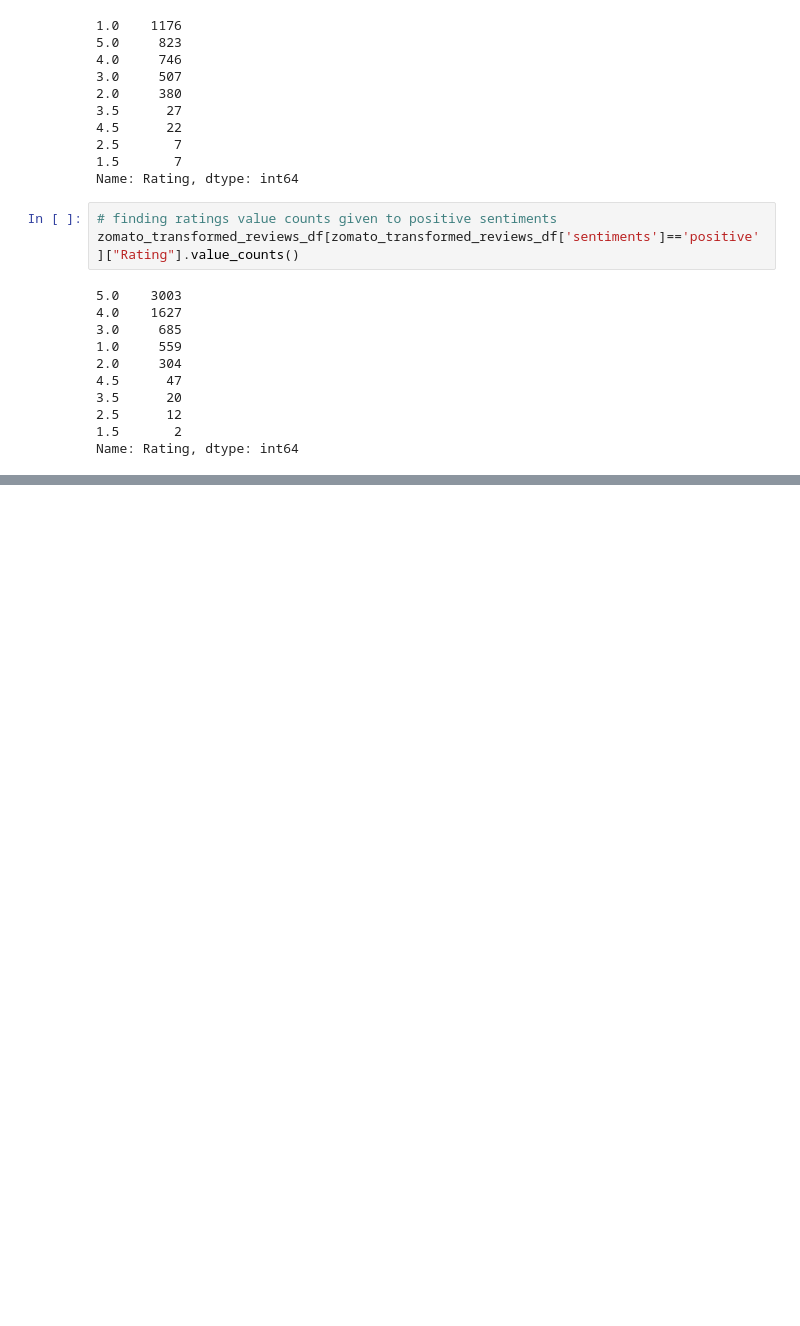
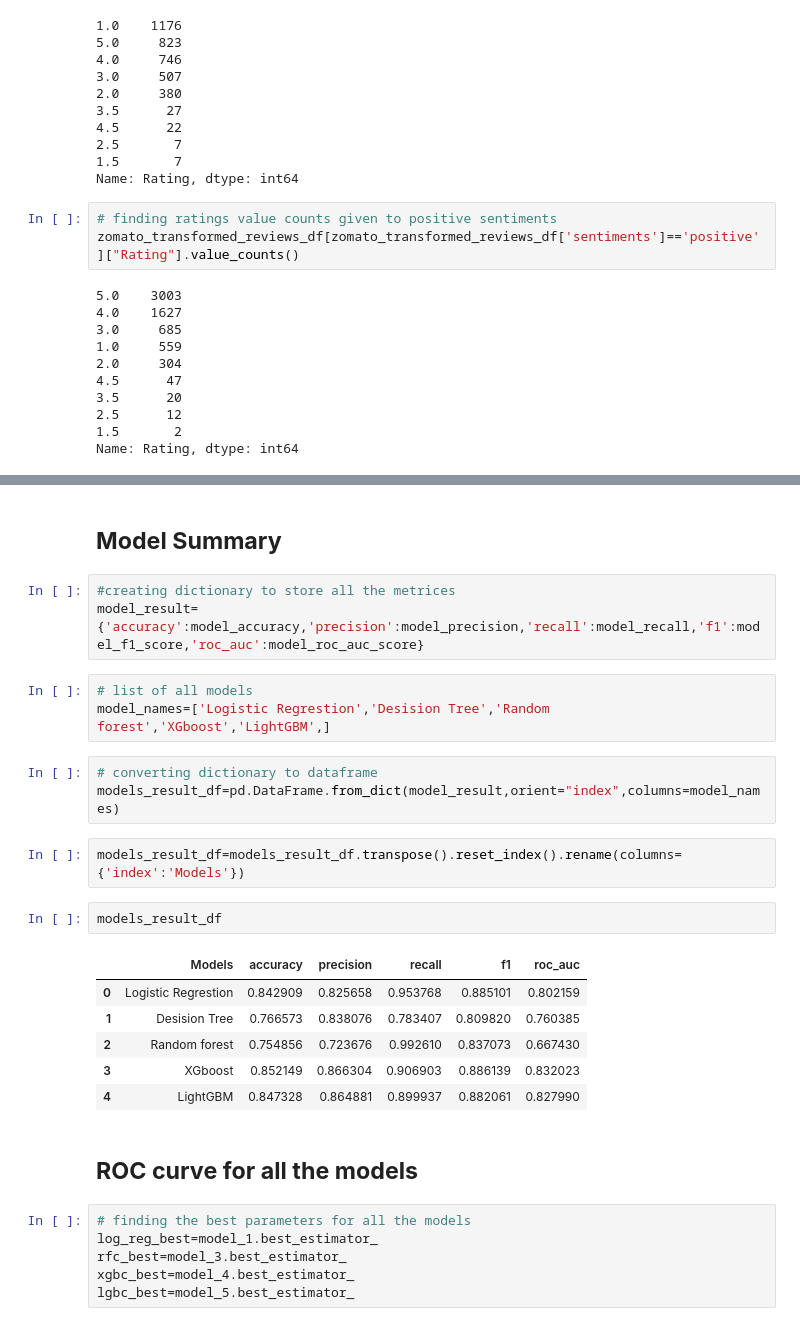
Before and after one commit to VargheseTito/Zomato-Restaurant-Clustering-And-Sentiment-Analysis, a Jupyter notebook: ZOMATO_RESTAURANT_CLUSTERING_AND_SENTIMENT_ANALYSIS_Tito_Varghese.ipynb, the cells around one changed output, grey strips where cells are left out. Drawn from its saved outputs; the diff is of its cells as text; blank space fills up the shorter version.

```diff
--- a/ZOMATO_RESTAURANT_CLUSTERING_AND_SENTIMENT_ANALYSIS_Tito_Varghese.ipynb
+++ b/ZOMATO_RESTAURANT_CLUSTERING_AND_SENTIMENT_ANALYSIS_Tito_Varghese.ipynb
@@ -1470,0 +1788,31 @@ zomato_transformed_reviews_df.head()
+# %% [markdown]
+
+## **Model Summary**
+# %%
+#creating dictionary to store all the metrices
+model_result={'accuracy':model_accuracy,'precision':model_precision,'recall':model_recall,'f1':model_f1_score,'roc_auc':model_roc_auc_score}
+# %%
+# list of all models
+model_names=['Logistic Regrestion','Desision Tree','Random forest','XGboost','LightGBM',]
+# %%
+# converting dictionary to dataframe
+models_result_df=pd.DataFrame.from_dict(model_result,orient="index",columns=model_names)
+# %%
+models_result_df=models_result_df.transpose().reset_index().rename(columns={'index':'Models'})
+# %%
+models_result_df
+# %% [output]
+|  | Models | accuracy | precision | recall | f1 | roc_auc |
+| 0 | Logistic Regrestion | 0.842909 | 0.825658 | 0.953768 | 0.885101 | 0.802159 |
+| 1 | Desision Tree | 0.766573 | 0.838076 | 0.783407 | 0.809820 | 0.760385 |
+| 2 | Random forest | 0.754856 | 0.723676 | 0.992610 | 0.837073 | 0.667430 |
+| 3 | XGboost | 0.852149 | 0.866304 | 0.906903 | 0.886139 | 0.832023 |
+| 4 | LightGBM | 0.847328 | 0.864881 | 0.899937 | 0.882061 | 0.827990 |
+# %% [markdown]
+## **ROC curve for all the models**
+# %%
+# finding the best parameters for all the models
+log_reg_best=model_1.best_estimator_
+rfc_best=model_3.best_estimator_
+xgbc_best=model_4.best_estimator_
+lgbc_best=model_5.best_estimator_
```
Also changed, not shown: parts of 38 cells of this notebook.
